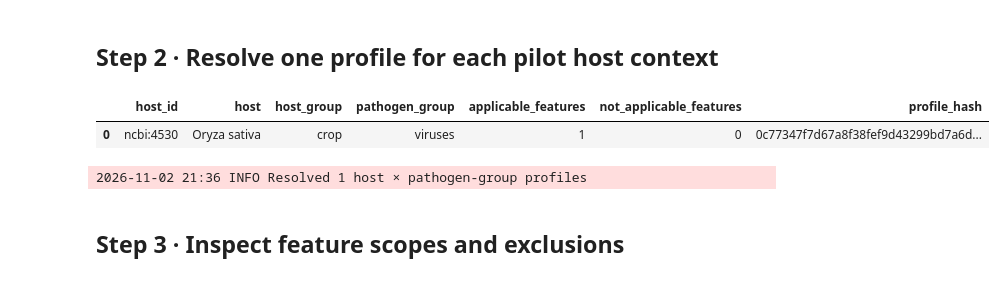
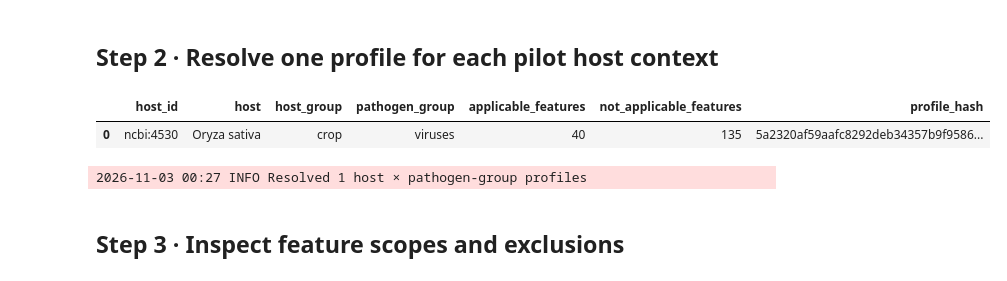
Before and after one commit to fabriziocosta/pathogen-atlas-v4, a Jupyter notebook: notebooks/07_resolve_feature_profiles.ipynb, the cells around one changed output. Cells and saved outputs as stored; diff of their text form; code cells hidden in the pictures.

```diff
--- a/notebooks/07_resolve_feature_profiles.ipynb
+++ b/notebooks/07_resolve_feature_profiles.ipynb
@@ -62,36 +63,36 @@ if not (RUN_TAXONOMY_ROOT / 'pathogens.parquet').exists():
     raise FileNotFoundError('Run taxonomy was not resolved; run 00_configure_run.ipynb first.')
 hosts = pd.read_parquet(STAGING_TAXONOMY_ROOT / 'hosts.parquet')
 run_pathogens = pd.read_parquet(RUN_TAXONOMY_ROOT / 'pathogens.parquet')
 resolved = resolve_run(CONFIG, known_host_ids=set(hosts.host_id.astype(str)),
     known_pathogen_ids=set(run_pathogens.pathogen_id.astype(str)),
     host_group_ids={k:g.host_id.astype(str).tolist() for k,g in hosts.groupby('host_group')},
     pathogen_group_ids={k:g.pathogen_id.astype(str).tolist() for k,g in run_pathogens.groupby('pathogen_group')})
 selected_host_ids = set(resolved.host_ids)
 PATHOGEN_GROUPS = sorted(run_pathogens.loc[run_pathogens.pathogen_id.astype(str).isin(resolved.pathogen_ids), 'pathogen_group'].astype(str).unique())
 hosts = hosts.loc[hosts.host_id.astype(str).isin(selected_host_ids)].copy()
-PROFILE_VERSION = 'host-aware-profile-v1'
+PROFILE_VERSION = str(CONFIG.get('features', {}).get('profile_version', CATALOGUE.get('profile_version', '')))
 profiles = []
 for host in hosts.itertuples(index=False):
     for pathogen_group in PATHOGEN_GROUPS:
         profile = resolve_profile(CATALOGUE, pathogen_group=pathogen_group,
             host_group=host.host_group, host_taxon_id=host.taxon_id,
             relationship_context='disease', profile_version=PROFILE_VERSION)
         profiles.append({'host_id': host.host_id, 'host': host.accepted_name,
                          'host_group': host.host_group, 'pathogen_group': pathogen_group,
                          'resolved_profile': profile})
 if not profiles:
     raise RuntimeError('No feature profiles match the selected run hosts and pathogen groups.')
 profile_summary = pd.DataFrame([{'host_id': p['host_id'], 'host': p['host'],
     'host_group': p['host_group'], 'pathogen_group': p['pathogen_group'],
     'applicable_features': len(p['resolved_profile']['ordered_features']),
     'not_applicable_features': len(p['resolved_profile']['not_applicable']),
     'profile_hash': p['resolved_profile']['resolved_profile_hash']} for p in profiles])
 display(profile_summary)
 LOG.info('Resolved %d host × pathogen-group profiles', len(profiles))
 # %% [output]
 |  | host_id | host | host_group | pathogen_group | applicable_features | not_applicable_features | profile_hash |
-| 0 | ncbi:4530 | Oryza sativa | crop | viruses | 1 | 0 | 0c77347f7d67a8f38fef9d43299bd7a6d... |
+| 0 | ncbi:4530 | Oryza sativa | crop | viruses | 40 | 135 | 5a2320af59aafc8292deb34357b9f9586... |
-2026-11-02 21:36 INFO Resolved 1 host × pathogen-group profiles
+2026-11-03 00:27 INFO Resolved 1 host × pathogen-group profiles
 # %% [markdown]
 ## Step 3 · Inspect feature scopes and exclusions
 # %%
```
Also changed, not shown: parts of 5 cells of this notebook, 33 other files.
